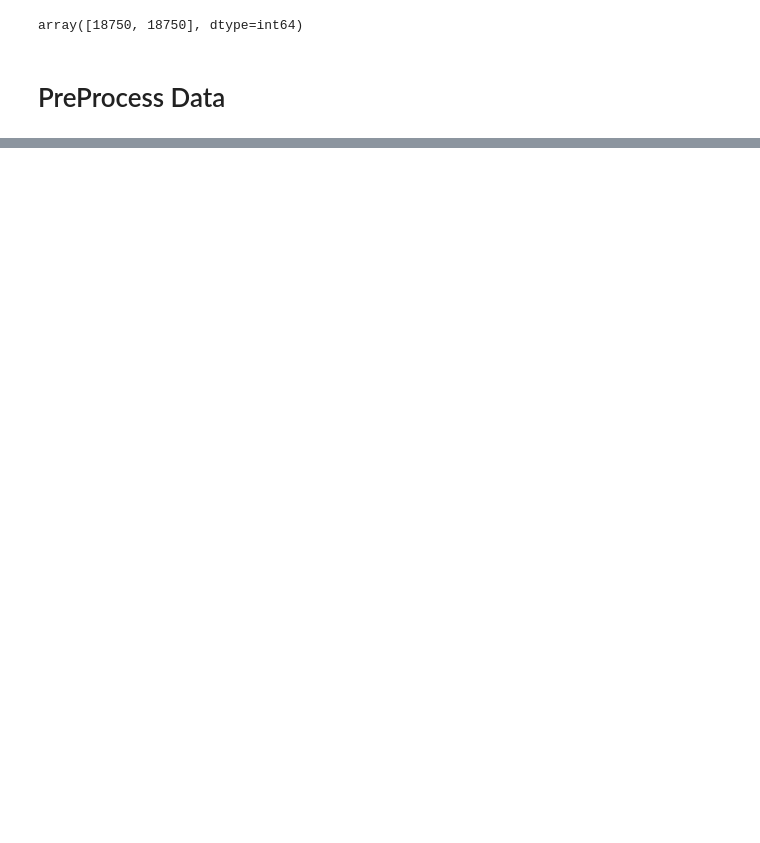
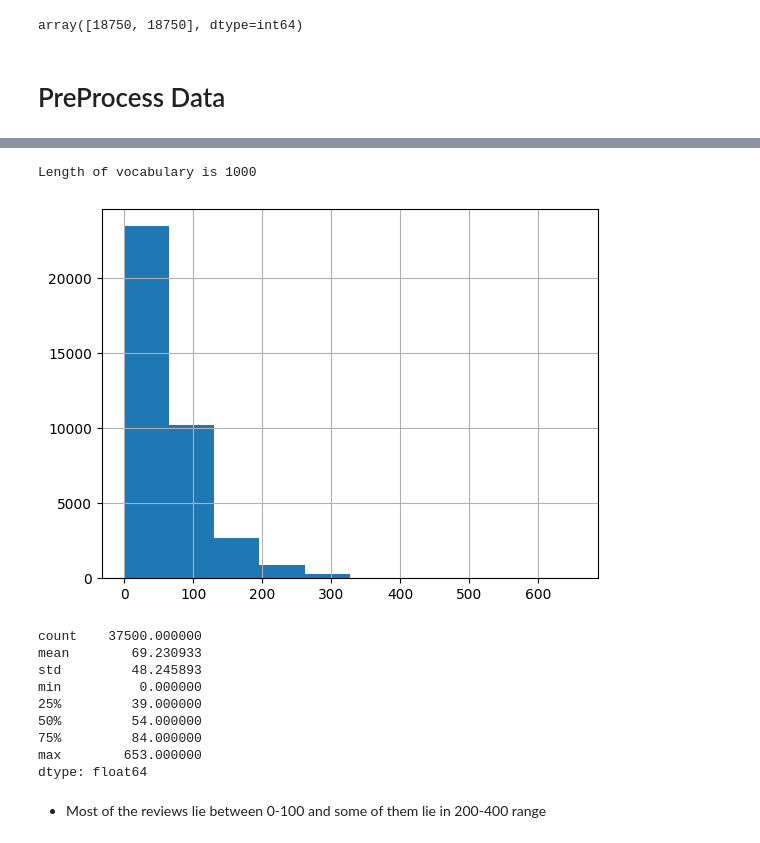
Before and after one commit to BountyHunter1999/Sentiment-Analysis, a Jupyter notebook: apply_lstm_with_pytorch.ipynb, the cells around one changed output, grey strips where cells are left out. Saved outputs shown, nothing was run; the diff lists cells and outputs as text; code cells hidden in the pictures; blank space fills up the shorter version.

Commit message:
Refactored code for tokenize

```diff
--- a/apply_lstm_with_pytorch.ipynb
+++ b/apply_lstm_with_pytorch.ipynb
@@ -149,0 +167,3 @@ count_list
+# %%
+def encode_label(data):
+    return [1 if label =='positive' else 0 for label in data]
@@ -154,25 +186,49 @@ def tokenize(x_train, y_train, x_val, y_val):
     corpus = Counter(word_list) # counting the words occurence
     # sorting on the basis of most common words
     corpus_ = sorted(corpus,key=corpus.get,reverse=True)[:1000]
+
     # creating a dict
-    onehot_dict = {w:i+1 for i,w in enumerate(corpus_)} # this will create a dictionary with their numbers based on most common words
+    # this will create a dictionary with their numbers based on most common words
+    onehot_dict = {w:i+1 for i,w in enumerate(corpus_)}
 
     # tokenize
-    final_list_train,final_list_test = [],[]
-    for sent in x_train:
-            # picking the number of the word after preprocessing it
-            final_list_train.append([
-                onehot_dict[preprocess_string(word)]
-                for word in sent.lower().split
-                if preprocess_string(word) in onehot_dict.keys()])
-    for sent in x_val:
-            # picking the number of the word after preprocessing it
-            final_list_test.append([
-                onehot_dict[preprocess_string(word)]
-                for word in sent.lower().split
-                if preprocess_string(word) in onehot_dict.keys()])
+    final_list_train = get_number_of_word(x_train, onehot_dict)
+    final_list_test = get_number_of_word(x_val, onehot_dict)
+
     # encoding the labels
-    encoded_train = [1 if label =='positive' else 0 for label in y_train]
-    encoded_test = [1 if label =='positive' else 0 for label in y_val]
+    encoded_train = encode_label(y_train)
+    encoded_test = encode_label(y_val)
+
     #returning these 4 values
-    return np.array(final_list_train), np.array(encoded_train), np.array(final_list_test), np.array(encoded_test),onehot_dict
+    # result = Tokenize(np.array(final_list_train), np.array(encoded_train), np.array(final_list_test), np.array(encoded_test), onehot_dict)
+    result = Tokenize(final_list_train, np.array(encoded_train), final_list_test, np.array(encoded_test), onehot_dict)
+    return result
+# %%
+tokenized_output = tokenize(x_train,y_train,x_test,y_test)
+x_train_final = tokenized_output.x_train
+y_train_final = tokenized_output.y_train
+x_test_final = tokenized_output.x_test
+y_test_final = tokenized_output.y_test
+# %%
+print(f'Length of vocabulary is {len(tokenized_output.vocab)}')
+# %% [output]
+Length of vocabulary is 1000
+# %%
+# analyze the length of the sequences in order to padd them
+rev_len = [len(i) for i in x_train_final]
+pd.Series(rev_len).hist()
+plt.show()
+pd.Series(rev_len).describe()
+# %% [output]
+[figure, added]
+count    37500.000000
+mean        69.230933
+std         48.245893
+min          0.000000
+25%         39.000000
+50%         54.000000
+75%         84.000000
+max        653.000000
+dtype: float64
+# %% [markdown]
+- Most of the reviews lie between 0-100 and some of them lie in 200-400 range
```
Also changed, not shown: parts of 10 cells of this notebook.
